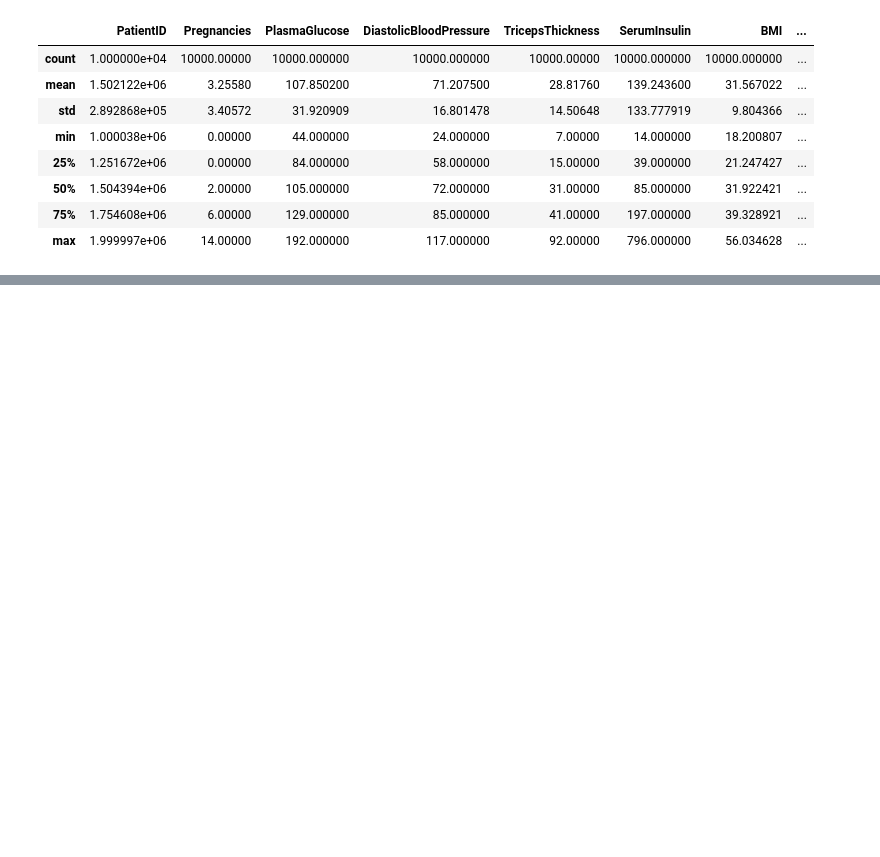
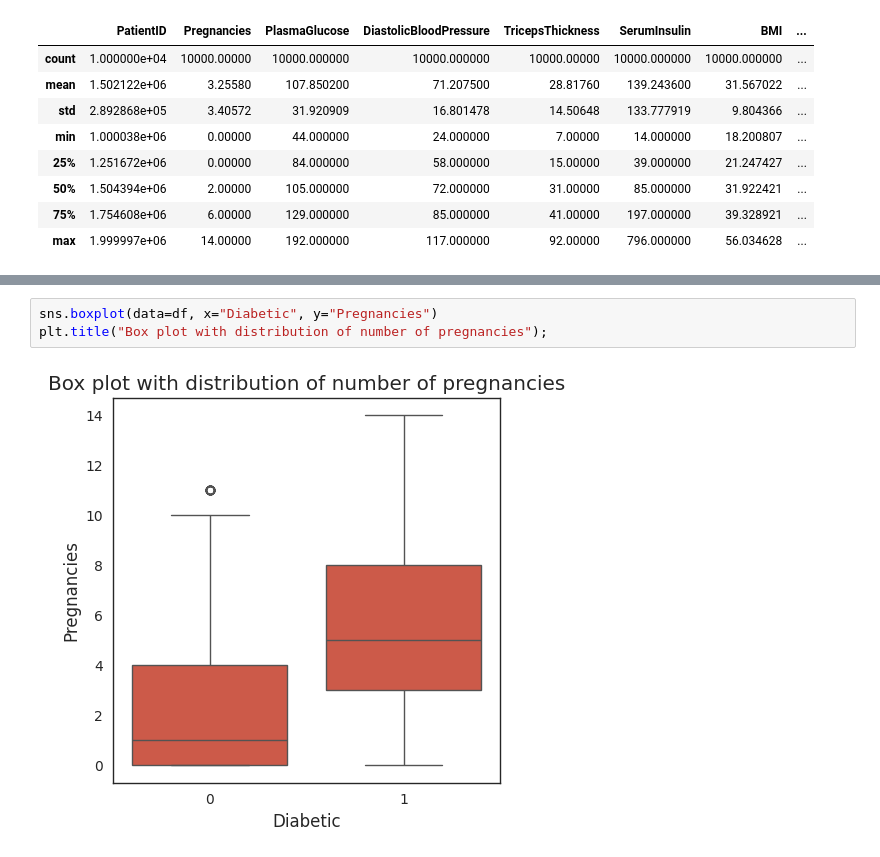
Before and after one commit to sugam21/FastAPI, a Jupyter notebook: Week-2/Classification/notebooks/data_exploration.ipynb, the cells around one changed output, grey strips where cells are left out. Drawn from its saved outputs; the diff is of its cells as text; blank space fills up the shorter version.

```diff
--- a/Week-2/Classification/notebooks/data_exploration.ipynb
+++ b/Week-2/Classification/notebooks/data_exploration.ipynb
@@ -71,0 +212,5 @@ sns.scatterplot(data=df,x="PlasmaGlucose",y="BMI",hue="Diabetic")
+# %%
+sns.boxplot(data=df, x="Diabetic", y="Pregnancies")
+plt.title("Box plot with distribution of number of pregnancies");
+# %% [output]
+[figure, added]
```
Also changed, not shown: parts of 38 cells of this notebook, 1 other file.
